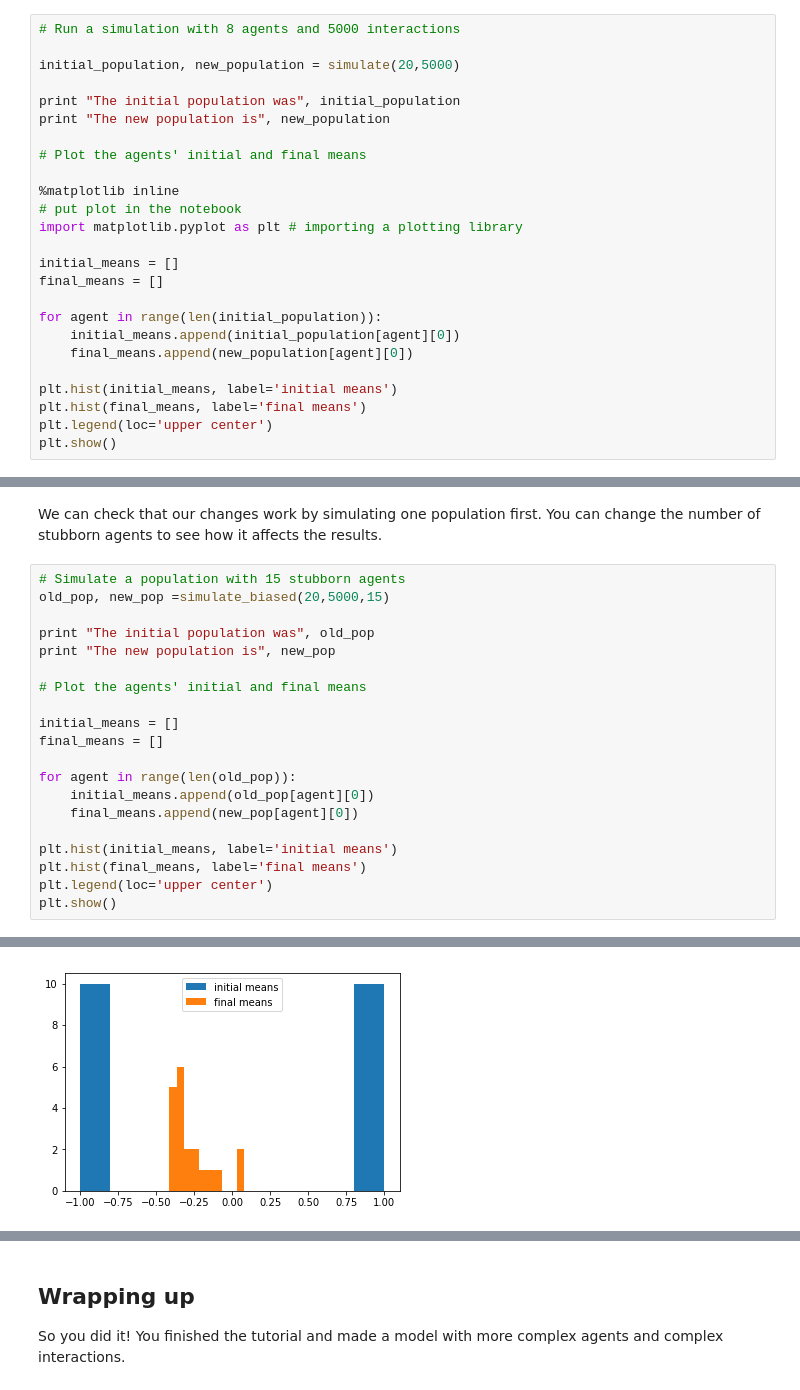
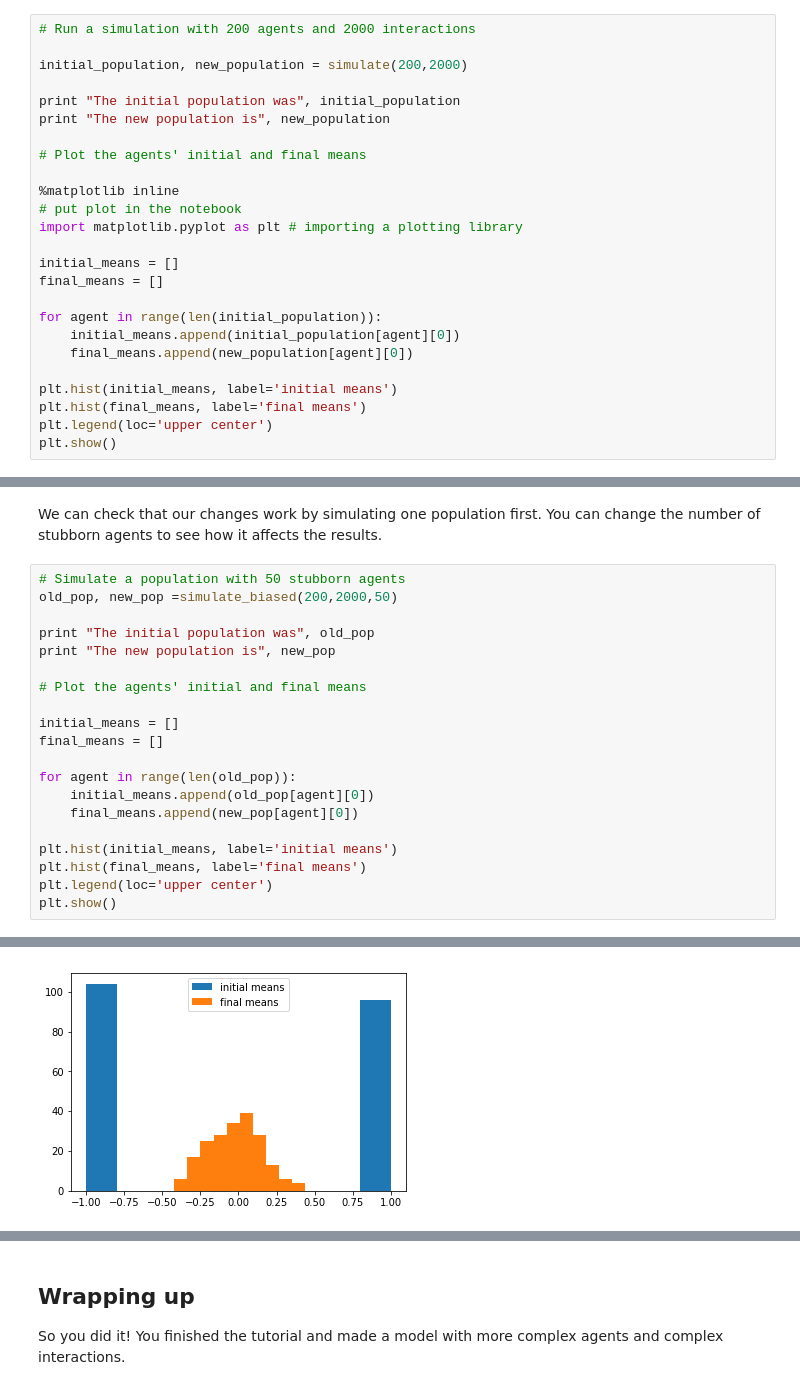
Before and after one commit to Limor-Raviv/Tutorial_Agent_Based_Models, a Jupyter notebook: Part 3 - A slightly More Complex Agent Based Model.ipynb, the cells around one changed output, grey strips where cells are left out. Saved outputs shown, nothing was run; the diff lists cells and outputs as text.

```diff
--- a/Part 3 - A slightly More Complex Agent Based Model.ipynb
+++ b/Part 3 - A slightly More Complex Agent Based Model.ipynb
@@ -184,9 +184,9 @@ def simulate(n, k):
 # %% [markdown]
 Let's test that our simulation is working by looking at the results. Feel free to change the number of agents and the number of interactions as you please.
 # %%
-# Run a simulation with 8 agents and 5000 interactions
+# Run a simulation with 200 agents and 2000 interactions
 
-initial_population, new_population = simulate(20,5000)
+initial_population, new_population = simulate(200,2000)
 
 print "The initial population was", initial_population
 print "The new population is", new_population
@@ -300,8 +302,8 @@ def simulate_biased(n, k, st):  #st=no. of stubborn
 # %% [markdown]
 We can check that our changes work by simulating one population first. You can change the number of stubborn agents to see how it affects the results.
 # %%
-# Simulate a population with 15 stubborn agents
-old_pop, new_pop =simulate_biased(20,5000,15)
+# Simulate a population with 50 stubborn agents
+old_pop, new_pop =simulate_biased(200,2000,50)
 
 print "The initial population was", old_pop
 print "The new population is", new_pop
@@ -325,2 +327,2 @@ The new population is [[-0.3210847847394562, 'S'], [-0.3320432553415883, 'S'], [
-[figure, old version]
+[figure, new version]
 # %% [markdown]
```
Also changed, not shown: parts of 27 cells of this notebook.
